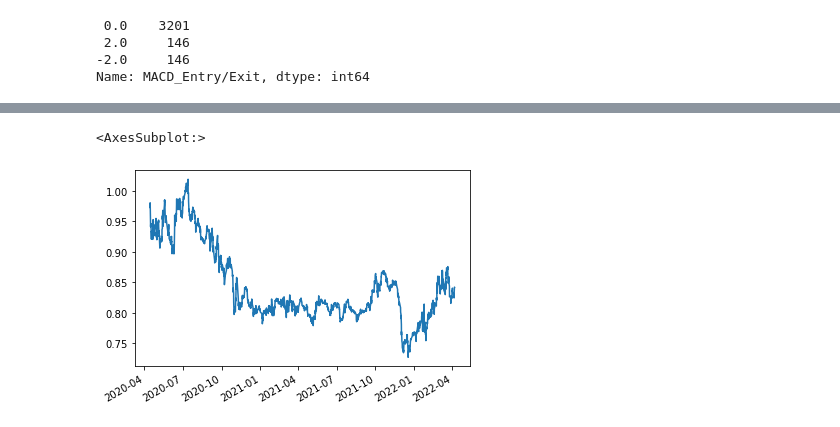
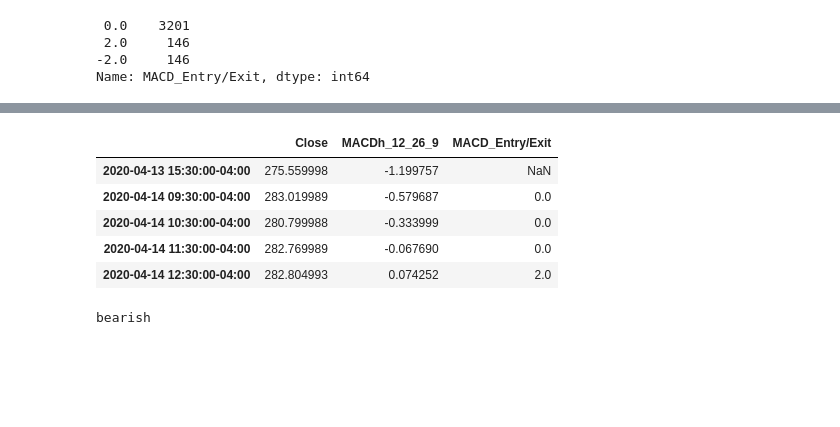
Before and after one commit to Kgross2/Group2_Project2, a Jupyter notebook: easy_street_trading_algoritm.ipynb, the cells around one changed output, grey strips where cells are left out. Cells and saved outputs as stored; diff of their text form; code cells hidden in the pictures; blank space fills up the shorter version.

```diff
--- a/easy_street_trading_algoritm.ipynb
+++ b/easy_street_trading_algoritm.ipynb
@@ -257,6 +232,26 @@ See the caveats in the documentation: https://pandas.pydata.org/pandas-docs/stab
-# %%
-# Plot Strategy Returns to examine performance
-(1 + signals_df['Strategy Returns']).cumprod().plot()
-# %% [output]
-<AxesSubplot:>
-[figure, removed]
+# %%
+#Create a new dataframe with just the close price and the MACD_Entry/Exit Signal
+
+macd_df = signals_df[["Close", "MACDh_12_26_9", "MACD_Entry/Exit"]].copy()
+
+macd_df.head()
+# %% [output]
+|  | Close | MACDh_12_26_9 | MACD_Entry/Exit |
+| 2020-04-13 15:30:00-04:00 | 275.559998 | -1.199757 | NaN |
+| 2020-04-14 09:30:00-04:00 | 283.019989 | -0.579687 | 0.0 |
+| 2020-04-14 10:30:00-04:00 | 280.799988 | -0.333999 | 0.0 |
+| 2020-04-14 11:30:00-04:00 | 282.769989 | -0.067690 | 0.0 |
+| 2020-04-14 12:30:00-04:00 | 282.804993 | 0.074252 | 2.0 |
+# %%
+#establish the beginning market sentiment
+
+starting_market_sentement = "unknown"
+
+if macd_df["MACDh_12_26_9"].iloc[0] < 0:
+    starting_market_sentement = "bearish"
+else:
+    starting_market_sentement = "bullish"
+
+print(starting_market_sentement)
+# %% [output]
+bearish
```
Also changed, not shown: parts of 6 cells of this notebook.
